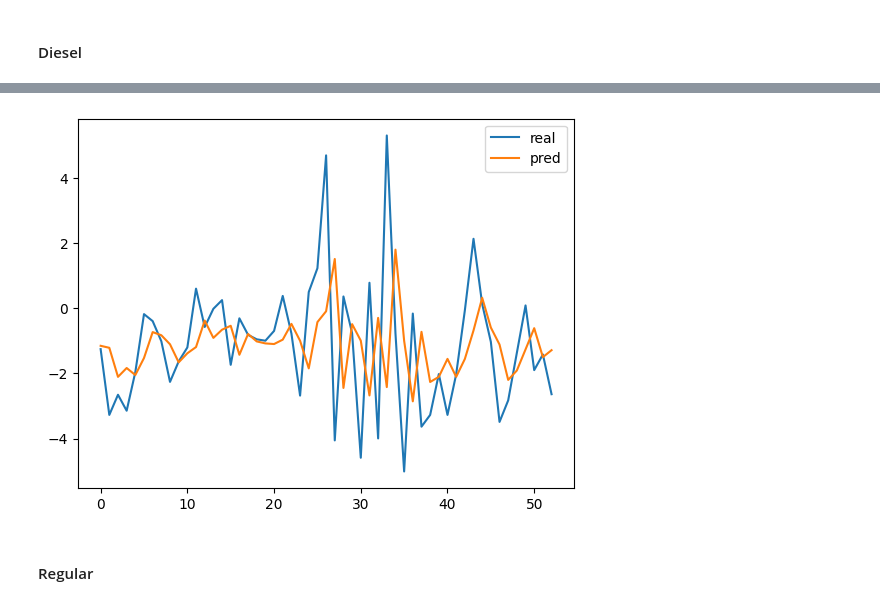
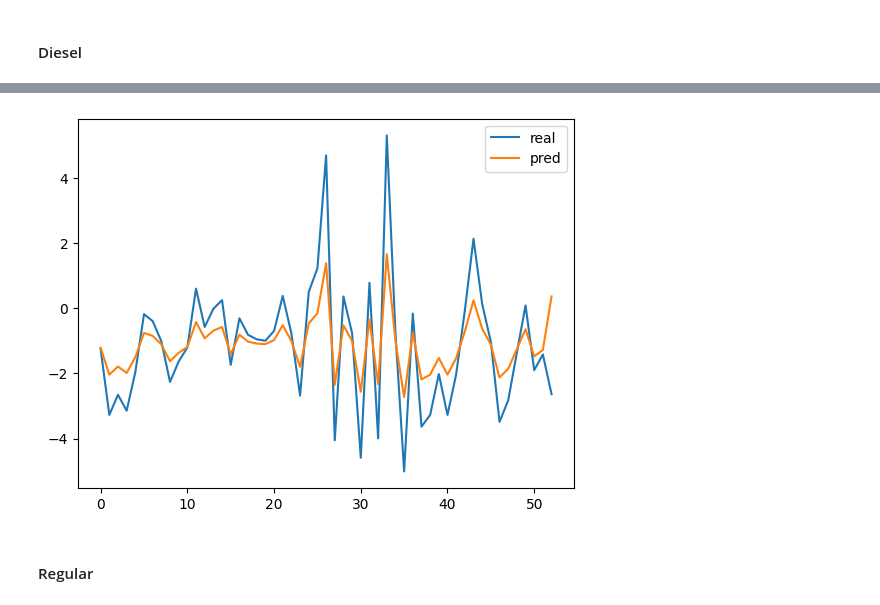
Before and after one commit to FranzCastillo/GUA-Gasoline-Analysis, a Jupyter notebook: LSTM.ipynb, the cells around one changed output, grey strips where cells are left out. Drawn from its saved outputs; the diff is of its cells as text; code cells hidden in the pictures.

Commit message:
Discussion + Better Predictions Fit

```diff
--- a/LSTM.ipynb
+++ b/LSTM.ipynb
@@ -256,15 +258,21 @@ plt.show()
 # %%
 y_pred_diesel = best_model_diesel.predict(X_test_diesel)
 y_pred_diesel = y_pred_diesel.reshape(-1, 1)
-y_pred_diesel = scaler.inverse_transform(y_pred_diesel)
-y_test_diesel_normal = scaler.inverse_transform(y_test_diesel.copy().reshape(-1, 1))
+y_pred_diesel_v1 = scaler.inverse_transform(y_pred_diesel)
+y_test_diesel_normal_v1 = scaler.inverse_transform(y_test_diesel.copy().reshape(-1, 1))
+# %%
+y_pred_diesel_v1_shifted = y_pred_diesel_v1[1:]
+last_sequence = X_test_diesel[-1]
+next_prediction = best_model_diesel.predict(last_sequence.reshape(1, last_sequence.shape[0], last_sequence.shape[1]))
+y_pred_diesel_v1_shifted = np.append(y_pred_diesel_v1_shifted, next_prediction)
+y_pred_diesel_v1_shifted = y_pred_diesel_v1_shifted.reshape(-1, 1)
 # %%
-plt.plot(y_test_diesel_normal, label='real')
-plt.plot(y_pred_diesel, label='pred')
+plt.plot(y_test_diesel_normal_v1, label='real')
+plt.plot(y_pred_diesel_v1_shifted, label='pred')
 plt.legend()
 plt.show()
 # %% [output]
-[figure, old version]
+[figure, new version]
 # %% [markdown]
 #### Regular
 # %%
```
Also changed, not shown: parts of 48 cells of this notebook, 1 other file.
